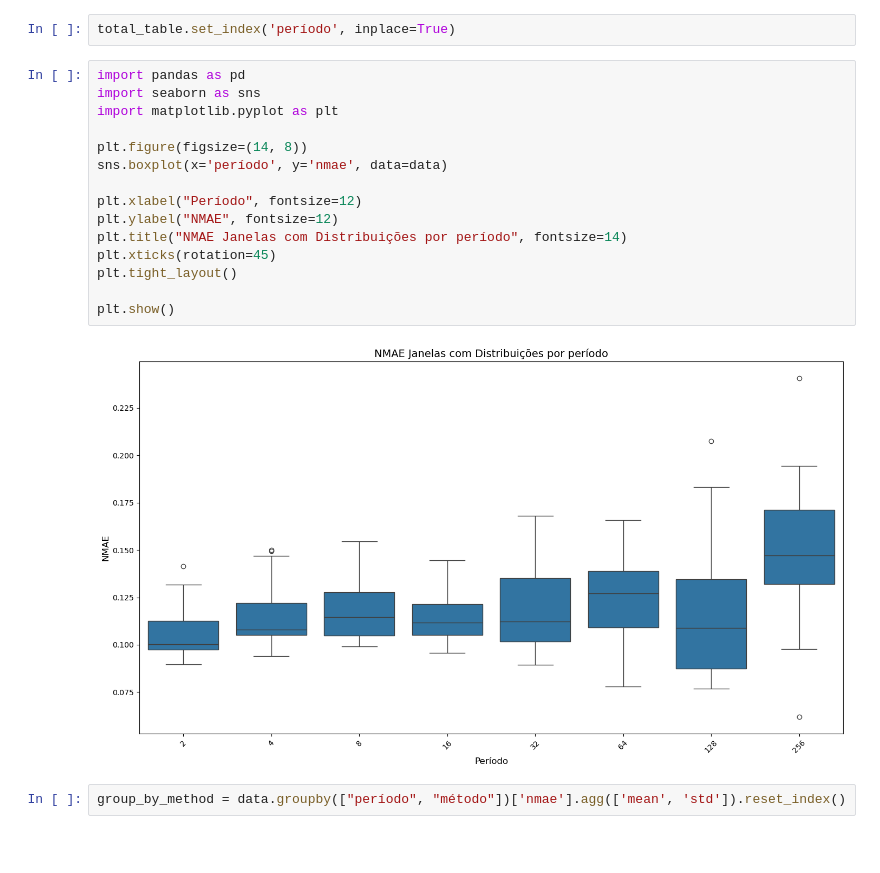
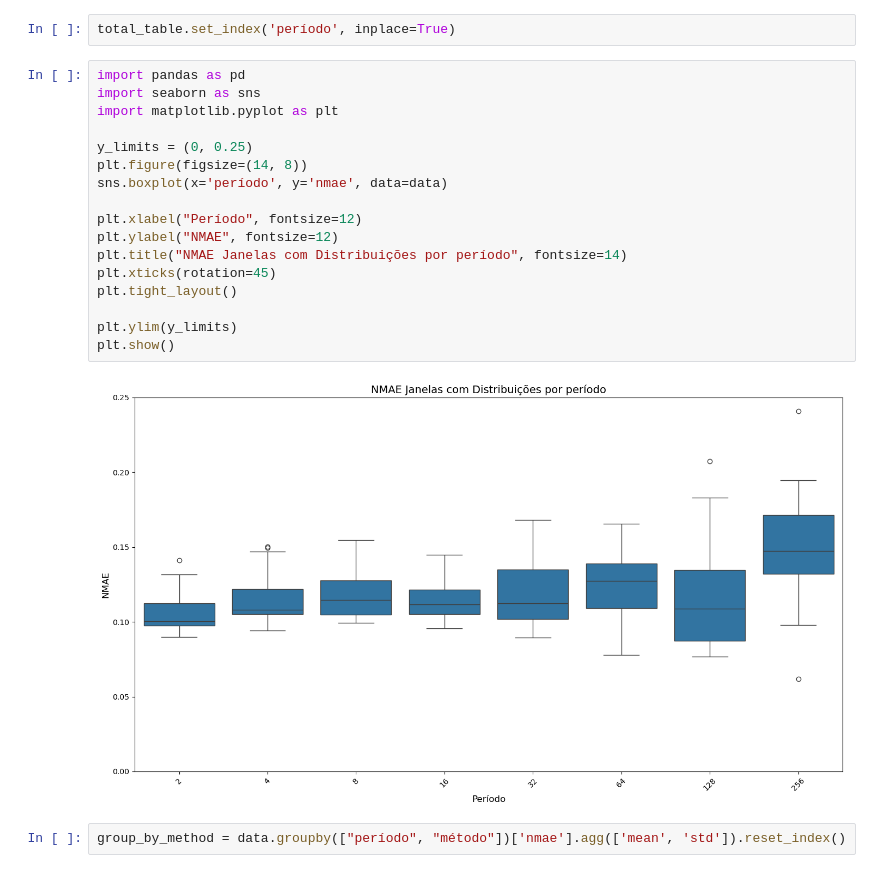
Before and after one commit to DaviVilarinho/ic-intervalo-qos, a Jupyter notebook: AnalisePeriodicidadeAgregadaFS.ipynb, the cells around one changed output. Cells and saved outputs as stored; diff of their text form; blank space fills up the shorter version.

```diff
--- a/AnalisePeriodicidadeAgregadaFS.ipynb
+++ b/AnalisePeriodicidadeAgregadaFS.ipynb
@@ -41,20 +41,22 @@ total_table.set_index('período', inplace=True)
 # %%
 import pandas as pd
 import seaborn as sns
 import matplotlib.pyplot as plt
 
+y_limits = (0, 0.25)
 plt.figure(figsize=(14, 8))
 sns.boxplot(x='período', y='nmae', data=data)
 
 plt.xlabel("Período", fontsize=12)
 plt.ylabel("NMAE", fontsize=12)
 plt.title("NMAE Janelas com Distribuições por período", fontsize=14)
 plt.xticks(rotation=45)
 plt.tight_layout()
 
+plt.ylim(y_limits)
 plt.show()
 # %% [output]
-[figure, old version]
+[figure, new version]
 # %%
 group_by_method = data.groupby(["período", "método"])['nmae'].agg(['mean', 'std']).reset_index()
 # %%
```
Also changed, not shown: 1 other file.
